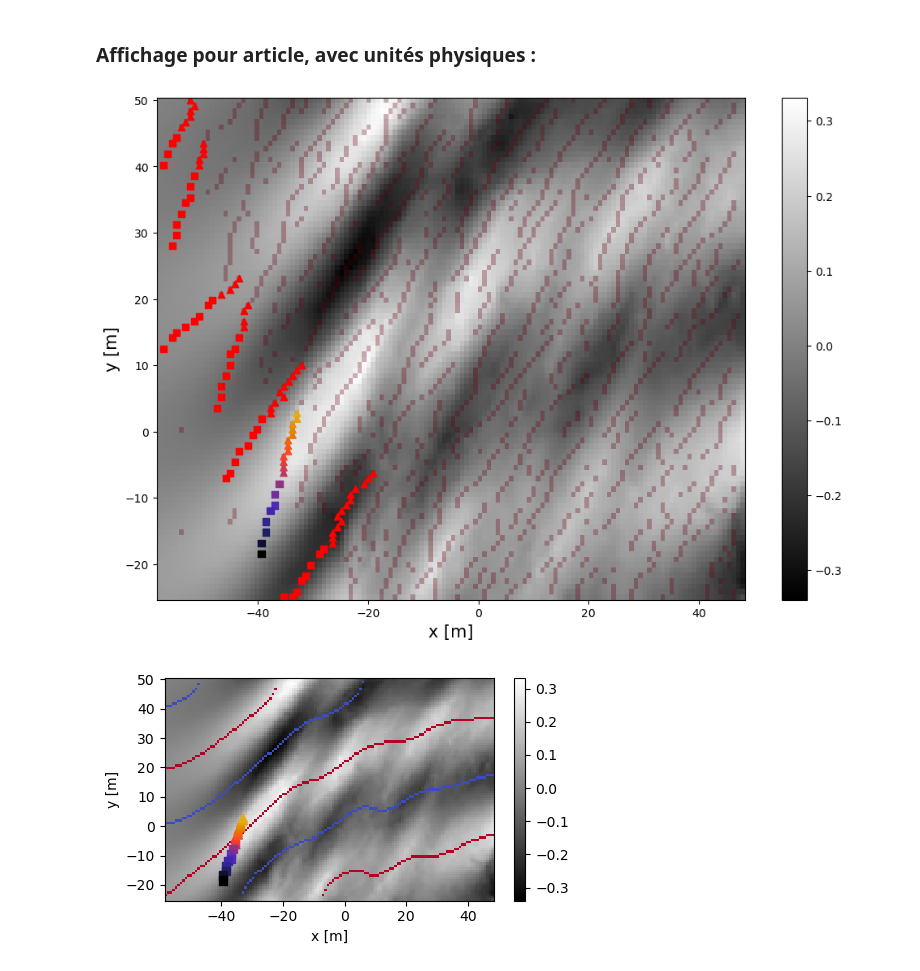
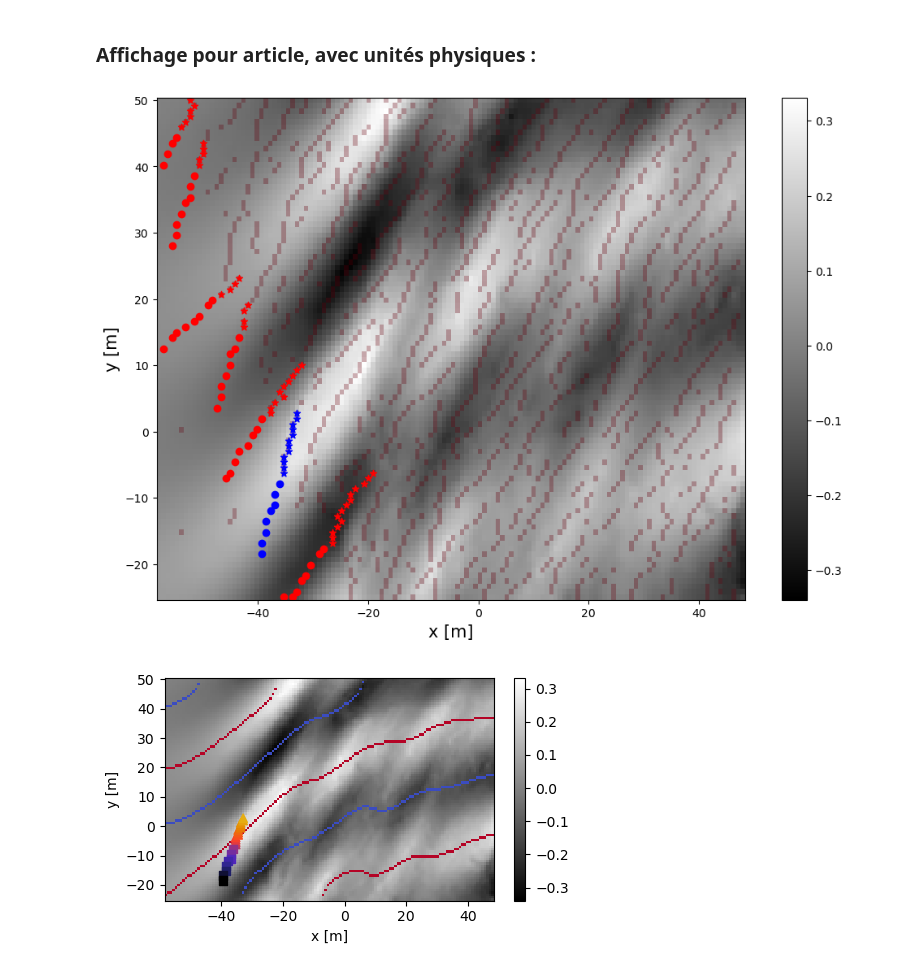
Before and after one commit to Turbotice/icewave, a Jupyter notebook: icewave/vasco/field/SagWin2024/fracture_wake_boat/drones/figures_article/fig_position_crack_withuzfield.ipynb, the cells around one changed output. Cells and saved outputs as stored; diff of their text form; code cells hidden in the pictures.

```diff
--- a/icewave/vasco/field/SagWin2024/fracture_wake_boat/drones/figures_article/fig_position_crack_withuzfield.ipynb
+++ b/icewave/vasco/field/SagWin2024/fracture_wake_boat/drones/figures_article/fig_position_crack_withuzfield.ipynb
@@ -187,37 +187,40 @@ def from_pximagecoord_to_physicalcoord(xind,yind,dict_stereo_pivdata=dict_stereo
     return xoutput, youtput
 
 
 fig, ax = plt.subplots(figsize=(10,7))
 im = ax.pcolormesh(dict_stereo_pivdata['X'],dict_stereo_pivdata['Y'], uz[:,:,ind_tfrac_approx],cmap='gray')
 im2 = ax.pcolormesh(dict_stereo_pivdata['X'],dict_stereo_pivdata['Y'], np.where(fractures_positions_data['binary'],fractures_positions_data['binary'],np.nan)*1, vmin=0, vmax=1, alpha=0.3, cmap='Reds')
 
 
 
 keyfrac_list = list(dict_frac.keys())
 for i in range(len(keyfrac_list)):
     if ('single_frac' in keyfrac_list[i]) and not(keyfrac_list[i]==keyfrac):
         xind_crack_arr_i, yind_crack_arr_i, x_ind_ref_noncasse_int_i, y_ind_ref_noncasse_int_i = from_keyfrac_to_positionpx(keyfrac=keyfrac_list[i])
         x_crack_arr_i, y_crack_arr_i = from_pximagecoord_to_physicalcoord(xind_crack_arr_i, yind_crack_arr_i)
         x_refnoncassee_i, y_ref_noncasse_i = from_pximagecoord_to_physicalcoord(x_ind_ref_noncasse_int_i, y_ind_ref_noncasse_int_i)
 
-        ax.scatter(x_crack_arr_i, y_crack_arr_i, c='red', marker='^')
-        ax.scatter(x_refnoncassee_i, y_ref_noncasse_i, c='red',marker='s')
+        ax.scatter(x_crack_arr_i, y_crack_arr_i, c='red', marker='*')
+        ax.scatter(x_refnoncassee_i, y_ref_noncasse_i, c='red',marker='o')
 
 
 x_crack_arr, y_crack_arr = from_pximagecoord_to_physicalcoord(xind_crack_arr, yind_crack_arr)
 x_refnoncassee, y_ref_noncasse = from_pximagecoord_to_physicalcoord(x_ind_ref_noncasse_int, y_ind_ref_noncasse_int)
 
-ax.scatter(x_crack_arr, y_crack_arr, c=cmap(norm(colorvals_cassee)), marker='^')
+"""ax.scatter(x_crack_arr, y_crack_arr, c=cmap(norm(colorvals_cassee)), marker='^')
 ax.scatter(x_refnoncassee, y_ref_noncasse, c=cmap(norm(colorvals_noncassee)),marker='s')
+"""
+ax.scatter(x_crack_arr, y_crack_arr, c='b', marker='*')
+ax.scatter(x_refnoncassee, y_ref_noncasse, c='b',marker='o')
 
 ax.set_xlabel('x [m]', fontsize=15)
 ax.set_ylabel('y [m]', fontsize=15)
 fig.tight_layout()
 fig.colorbar(im)
 plt.savefig('C:/Users/Vasco Zanchi/Desktop/presentations/reunions_hebdo/figures_data_article/example_crack_withuzfield_v2.pdf', dpi=600)
 plt.savefig('C:/Users/Vasco Zanchi/Desktop/presentations/reunions_hebdo/figures_data_article/example_crack_withuzfield_v2.png', dpi=600)
 # %% [output]
-[figure, old version]
+[figure, new version]
 # %%
 
 matrice2d = uz[:,:,ind_tfrac_approx]
```
Also changed, not shown: 2 other files.
